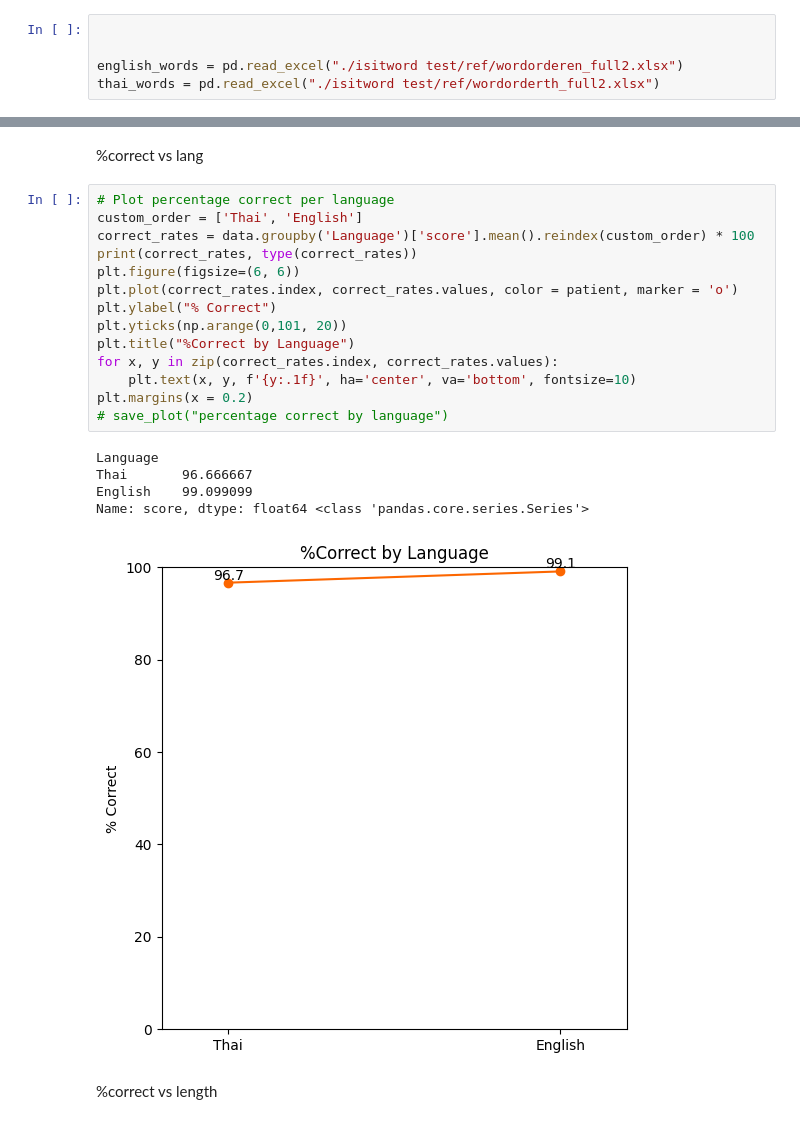
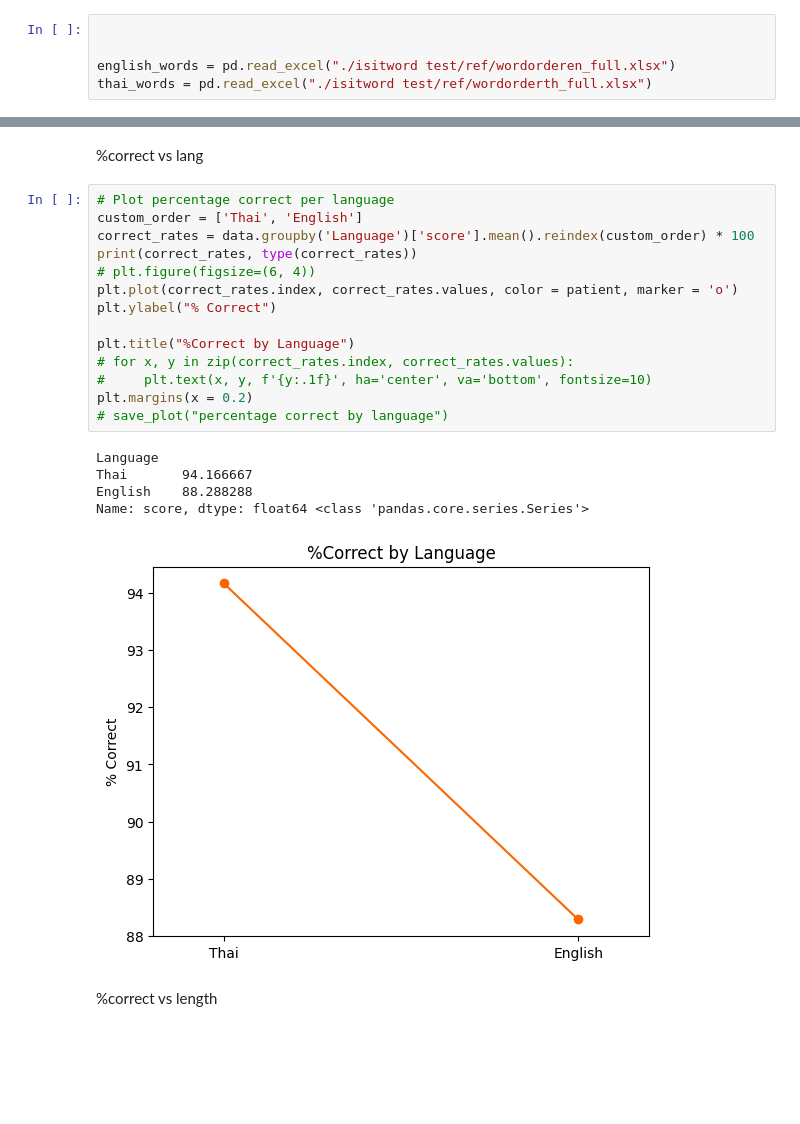
Before and after one commit to Plausma/Dyslexia, a Jupyter notebook: analysis for task 2nd.ipynb, the cells around one changed output, grey strips where cells are left out. Cells and saved outputs as stored; diff of their text form; blank space fills up the shorter version.

```diff
--- a/analysis for task 2nd.ipynb
+++ b/analysis for task 2nd.ipynb
@@ -19,8 +19,8 @@ english_mainflow = pd.read_csv(datafile)
 # %%
 
 
-english_words = pd.read_excel("./isitword test/ref/wordorderen_full2.xlsx")
-thai_words = pd.read_excel("./isitword test/ref/wordorderth_full2.xlsx")
+english_words = pd.read_excel("./isitword test/ref/wordorderen_full.xlsx")
+thai_words = pd.read_excel("./isitword test/ref/wordorderth_full.xlsx")
 # %% [markdown]
 # SCORE CALCULATION
 # %%
@@ -89,23 +89,23 @@ patient = '#fc6600'
 # %%
 # Plot percentage correct per language
 custom_order = ['Thai', 'English']
 correct_rates = data.groupby('Language')['score'].mean().reindex(custom_order) * 100
 print(correct_rates, type(correct_rates))
-plt.figure(figsize=(6, 6))
+# plt.figure(figsize=(6, 4))
 plt.plot(correct_rates.index, correct_rates.values, color = patient, marker = 'o')
 plt.ylabel("% Correct")
-plt.yticks(np.arange(0,101, 20))
+
 plt.title("%Correct by Language")
-for x, y in zip(correct_rates.index, correct_rates.values):
-    plt.text(x, y, f'{y:.1f}', ha='center', va='bottom', fontsize=10)
+# for x, y in zip(correct_rates.index, correct_rates.values):
+#     plt.text(x, y, f'{y:.1f}', ha='center', va='bottom', fontsize=10)
 plt.margins(x = 0.2)
 # save_plot("percentage correct by language")
 # %% [output]
 Language
-Thai       96.666667
-English    99.099099
+Thai       94.166667
+English    88.288288
 Name: score, dtype: float64 <class 'pandas.core.series.Series'>
-[figure, old version]
+[figure, new version]
 # %% [markdown]
 %correct vs length
 # %%
```
Also changed, not shown: parts of 12 cells of this notebook, 32 other files.
